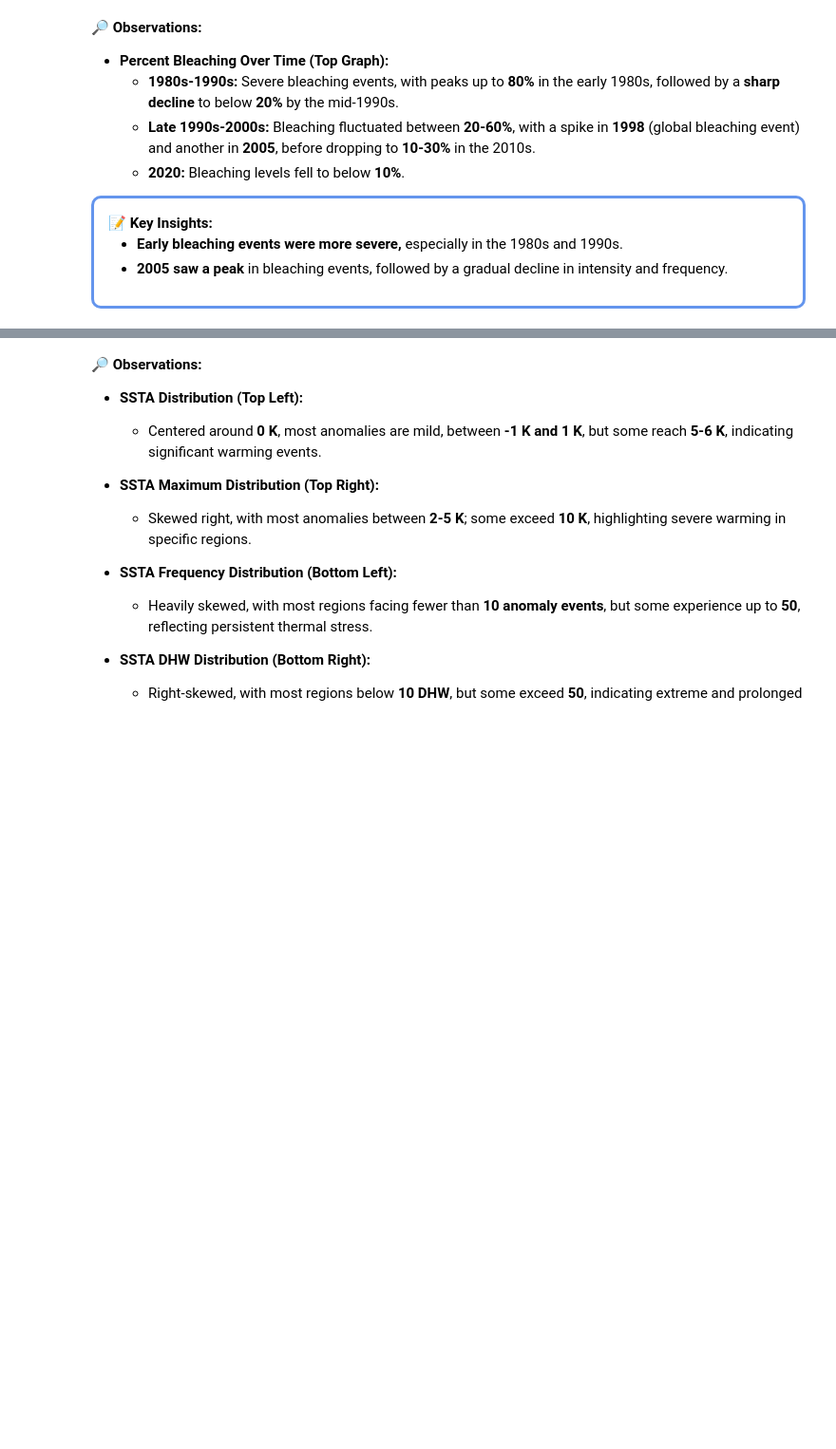
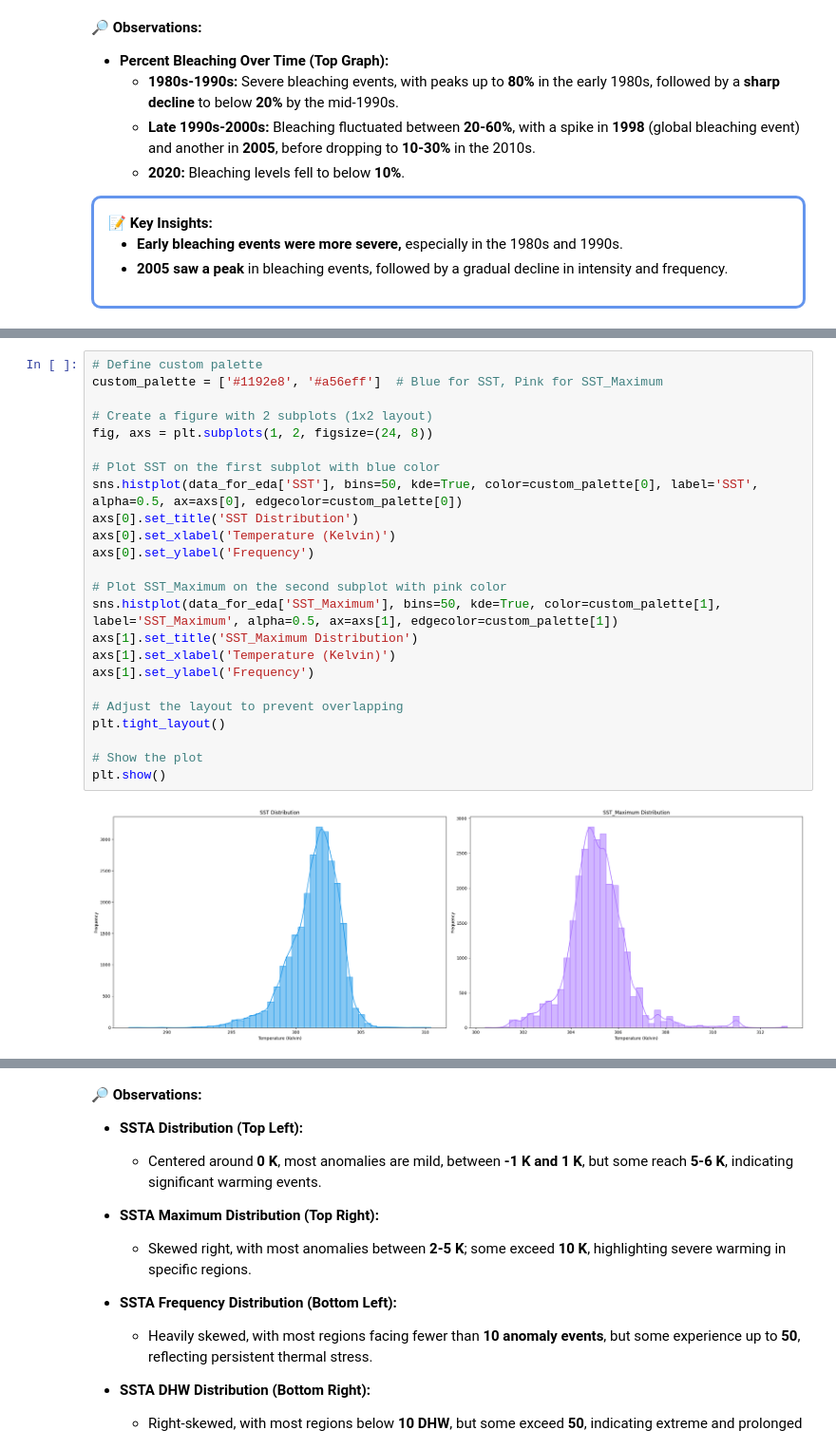
Before and after one commit to xlumzee/Temperature-and-Coral-Bleaching, a Jupyter notebook: notebooks/DataVisualizations.ipynb, the cells around one changed output, grey strips where cells are left out. Shown at 95% size. Saved outputs shown, nothing was run; the diff lists cells and outputs as text; blank space fills up the shorter version.

```diff
--- a/notebooks/DataVisualizations.ipynb
+++ b/notebooks/DataVisualizations.ipynb
@@ -260,0 +388,26 @@ data_for_eda[['SSTA', 'SSTA_Maximum', 'SSTA_Frequency', 'SSTA_DHW', 'TSA', 'TSA_
+# %%
+# Define custom palette
+custom_palette = ['#1192e8', '#a56eff']  # Blue for SST, Pink for SST_Maximum
+
+# Create a figure with 2 subplots (1x2 layout)
+fig, axs = plt.subplots(1, 2, figsize=(24, 8))
+
+# Plot SST on the first subplot with blue color
+sns.histplot(data_for_eda['SST'], bins=50, kde=True, color=custom_palette[0], label='SST', alpha=0.5, ax=axs[0], edgecolor=custom_palette[0])
+axs[0].set_title('SST Distribution')
+axs[0].set_xlabel('Temperature (Kelvin)')
+axs[0].set_ylabel('Frequency')
+
+# Plot SST_Maximum on the second subplot with pink color
+sns.histplot(data_for_eda['SST_Maximum'], bins=50, kde=True, color=custom_palette[1], label='SST_Maximum', alpha=0.5, ax=axs[1], edgecolor=custom_palette[1])
+axs[1].set_title('SST_Maximum Distribution')
+axs[1].set_xlabel('Temperature (Kelvin)')
+axs[1].set_ylabel('Frequency')
+
+# Adjust the layout to prevent overlapping
+plt.tight_layout()
+
+# Show the plot
+plt.show()
+# %% [output]
+[figure, added]
```
Also changed, not shown: parts of 27 cells of this notebook, 1 other file.
